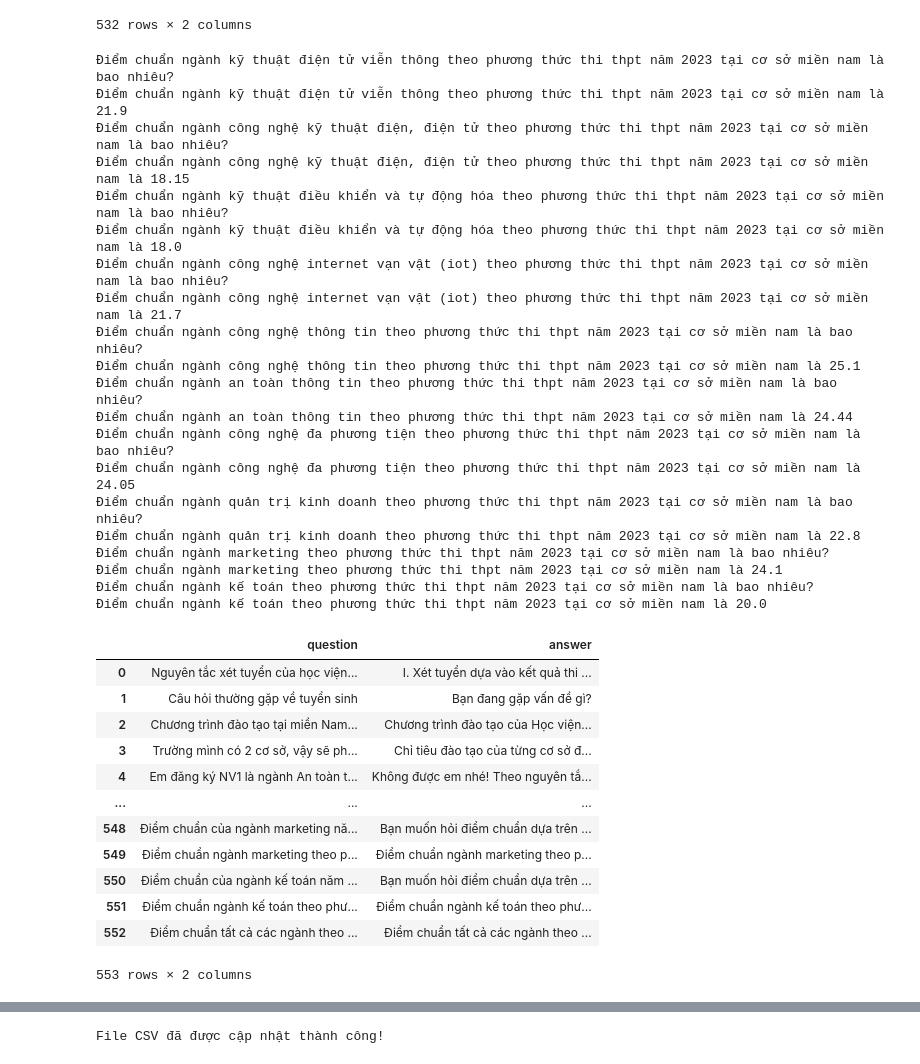
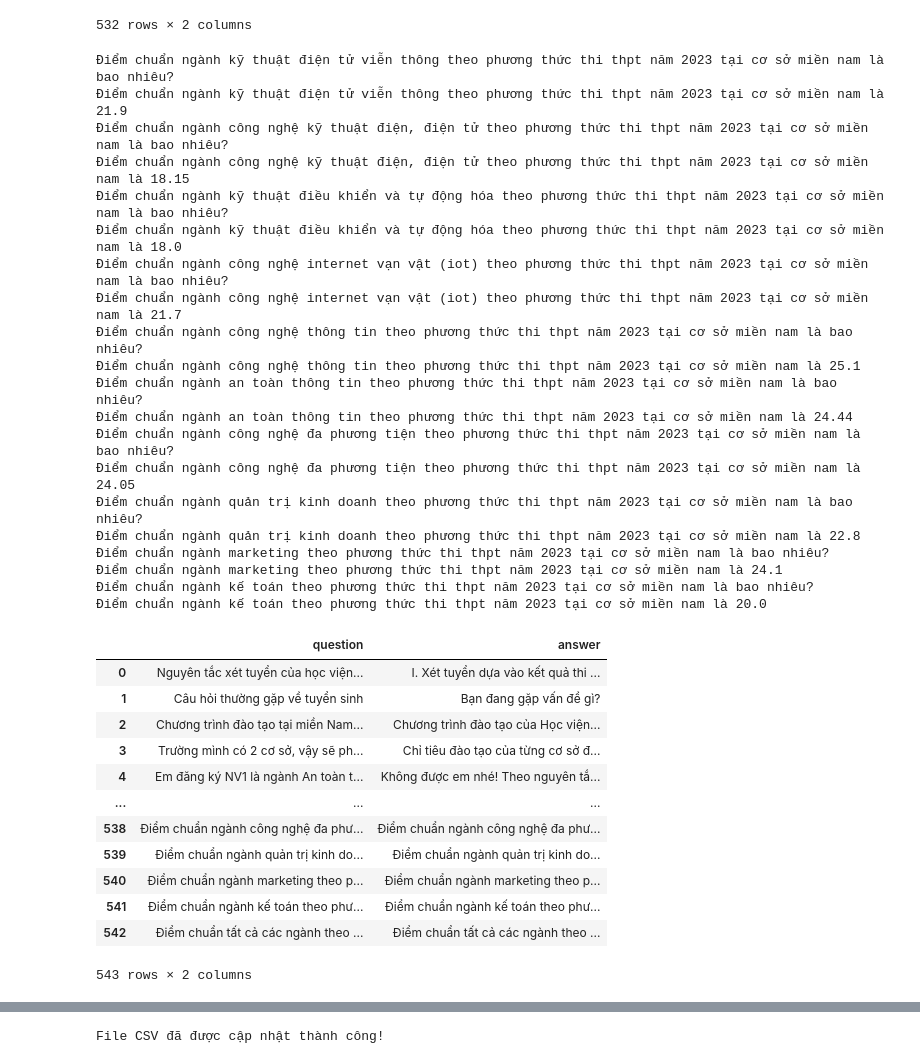
Before and after one commit to NguyenVanDuc0405/retrieval_chatbots, a Jupyter notebook: preprocess.ipynb, the cells around one changed output, grey strips where cells are left out. Drawn from its saved outputs; the diff is of its cells as text; code cells hidden in the pictures.

```diff
--- a/preprocess.ipynb
+++ b/preprocess.ipynb
@@ -400,30 +400,30 @@ for temp in df.data:
     data['question'].append(q111)
     data['answer'].append(a111)
 
-    q11 = "Chỉ tiêu của " + temp['nganhHoc']['tenNganh'].lower() + " năm 2024 tại cơ sở miền bắc theo phương thức thi thpt là bao nhiêu?"
-    a11 = "Chỉ tiêu của " + temp['nganhHoc']['tenNganh'].lower() + " năm 2024 tại cơ sở miền bắc theo phương thức thi thpt là: " + str(temp['chiTieuTheoKetQuaThiTHPT'])
+    q11 = "Chỉ tiêu của " + temp['nganhHoc']['tenNganh'].lower() + " năm 2024 theo phương thức thi thpt tại cơ sở miền bắc là bao nhiêu?"
+    a11 = "Chỉ tiêu của " + temp['nganhHoc']['tenNganh'].lower() + " năm 2024 theo phương thức thi thpt tại cơ sở miền bắc là: " + str(temp['chiTieuTheoKetQuaThiTHPT'])
     print("Câu hỏi:" + "\n" +q11)
     print("Câu trả lời:" + "\n" + a11)
     data['question'].append(q11)
     data['answer'].append(a11)
 
-    q12 = "Chỉ tiêu của " + temp['nganhHoc']['tenNganh'].lower() + " năm 2024 tại cơ sở miền bắc theo phương thức xét tuyển kết hợp là bao nhiêu?"
-    a12 = "Chỉ tiêu của " + temp['nganhHoc']['tenNganh'].lower() + " năm 2024 tại cơ sở miền bắc theo phương thức xét tuyển kết hợp là: " + str(temp['chiTieuTheoPhuongThucKetHop'])
+    q12 = "Chỉ tiêu của " + temp['nganhHoc']['tenNganh'].lower() + " năm 2024 theo phương thức xét tuyển kết hợp tại cơ sở miền bắc là bao nhiêu?"
+    a12 = "Chỉ tiêu của " + temp['nganhHoc']['tenNganh'].lower() + " năm 2024 theo phương thức xét tuyển kết hợp tại cơ sở miền bắc là: " + str(temp['chiTieuTheoPhuongThucKetHop'])
     data['question'].append(q12)
     data['answer'].append(a12)
 
-    q13 = "Chỉ tiêu của " + temp['nganhHoc']['tenNganh'].lower() + " năm 2024 tại cơ sở miền bắc theo phương thức xét tuyển tài năng là bao nhiêu?"
-    a13 = "Chỉ tiêu của " + temp['nganhHoc']['tenNganh'].lower() + " năm 2024 tại cơ sở miền bắc theo phương thức xét tuyển tài năng là: " + str(temp['chiTieuTheoXetTuyenTaiNang'])
+    q13 = "Chỉ tiêu của " + temp['nganhHoc']['tenNganh'].lower() + " năm 2024 theo phương thức xét tuyển tài năng tại cơ sở miền bắc là bao nhiêu?"
+    a13 = "Chỉ tiêu của " + temp['nganhHoc']['tenNganh'].lower() + " năm 2024 theo phương thức xét tuyển tài năng tại cơ sở miền bắc là: " + str(temp['chiTieuTheoXetTuyenTaiNang'])
     data['question'].append(q13)
     data['answer'].append(a13)
 
-    q14 = "Chỉ tiêu của " + temp['nganhHoc']['tenNganh'].lower() + " năm 2024 tại cơ sở miền bắc theo phương thức thi đánh giá năng lực là bao nhiêu?"
-    a14 = "Chỉ tiêu của " + temp['nganhHoc']['tenNganh'].lower() + " năm 2024 tại cơ sở miền bắc theo phương thức thi đánh giá năng lực là: " + str(temp['chiTieuTheoDGNL'])
+    q14 = "Chỉ tiêu của " + temp['nganhHoc']['tenNganh'].lower() + " năm 2024 theo phương thức thi đánh giá năng lực tại cơ sở miền bắc là bao nhiêu?"
+    a14 = "Chỉ tiêu của " + temp['nganhHoc']['tenNganh'].lower() + " năm 2024 theo phương thức thi đánh giá năng lực tại cơ sở miền bắc là: " + str(temp['chiTieuTheoDGNL'])
     data['question'].append(q14)
     data['answer'].append(a14)
 
-    q15 = "Chỉ tiêu của " + temp['nganhHoc']['tenNganh'].lower() + " năm 2024 tại cơ sở miền bắc theo phương thức thi đánh giá tư duy là bao nhiêu?"
-    a15 = "Chỉ tiêu của " + temp['nganhHoc']['tenNganh'].lower() + " năm 2024 tại cơ sở miền bắc theo phương thức thi đánh giá tư duy là: " + str(temp['chiTieuTheoDGNL'])
+    q15 = "Chỉ tiêu của " + temp['nganhHoc']['tenNganh'].lower() + " năm 2024 theo phương thức thi đánh giá tư duy tại cơ sở miền bắc là bao nhiêu?"
+    a15 = "Chỉ tiêu của " + temp['nganhHoc']['tenNganh'].lower() + " năm 2024 theo phương thức thi đánh giá tư duy tại cơ sở miền bắc là: " + str(temp['chiTieuTheoDGNL'])
     data['question'].append(q15)
     data['answer'].append(a15)
 data['question'].append(q)
@@ -483,30 +483,30 @@ for temp in df.data:
     data['question'].append(q111)
     data['answer'].append(a111)
 
-    q11 = "Chỉ tiêu của " + temp['nganhHoc']['tenNganh'].lower() + " năm 2024 tại cơ sở miền nam theo phương thức thi thpt là bao nhiêu?"
-    a11 = "Chỉ tiêu của " + temp['nganhHoc']['tenNganh'].lower() + " năm 2024 tại cơ sở miền nam theo phương thức thi thpt là: " + str(temp['chiTieuTheoKetQuaThiTHPT'])
+    q11 = "Chỉ tiêu của " + temp['nganhHoc']['tenNganh'].lower() + " năm 2024 theo phương thức thi thpt tại cơ sở miền nam là bao nhiêu?"
+    a11 = "Chỉ tiêu của " + temp['nganhHoc']['tenNganh'].lower() + " năm 2024 theo phương thức thi thpt tại cơ sở miền nam là: " + str(temp['chiTieuTheoKetQuaThiTHPT'])
     print("Câu hỏi:" + "\n" +q11)
     print("Câu trả lời:" + "\n" + a11)
     data['question'].append(q11)
     data['answer'].append(a11)
 
-    q12 = "Chỉ tiêu của " + temp['nganhHoc']['tenNganh'] + " năm 2024 tại cơ sở miền nam theo phương thức xét tuyển kết hợp là bao nhiêu?"
-    a12 = "Chỉ tiêu của " + temp['nganhHoc']['tenNganh'].lower() + " năm 2024 tại cơ sở miền nam theo phương thức xét tuyển kết hợp là: " + str(temp['chiTieuTheoPhuongThucKetHop'])
+    q12 = "Chỉ tiêu của " + temp['nganhHoc']['tenNganh'] + " năm 2024 theo phương thức xét tuyển kết hợp tại cơ sở miền nam là bao nhiêu?"
+    a12 = "Chỉ tiêu của " + temp['nganhHoc']['tenNganh'].lower() + " năm 2024 theo phương thức xét tuyển kết hợp tại cơ sở miền nam là: " + str(temp['chiTieuTheoPhuongThucKetHop'])
     data['question'].append(q12)
     data['answer'].append(a12)
 
-    q13 = "Chỉ tiêu của " + temp['nganhHoc']['tenNganh'] + " năm 2024 tại cơ sở miền nam theo phương thức xét tuyển tài năng là bao nhiêu?"
-    a13 = "Chỉ tiêu của " + temp['nganhHoc']['tenNganh'].lower() + " năm 2024 tại cơ sở miền nam theo phương thức xét tuyển tài năng là: " + str(temp['chiTieuTheoXetTuyenTaiNang'])
+    q13 = "Chỉ tiêu của " + temp['nganhHoc']['tenNganh'] + " năm 2024 theo phương thức xét tuyển tài năng tại cơ sở miền nam là bao nhiêu?"
+    a13 = "Chỉ tiêu của " + temp['nganhHoc']['tenNganh'].lower() + " năm 2024 theo phương thức xét tuyển tài năng tại cơ sở miền nam là: " + str(temp['chiTieuTheoXetTuyenTaiNang'])
     data['question'].append(q13)
     data['answer'].append(a13)
 
-    q14 = "Chỉ tiêu của " + temp['nganhHoc']['tenNganh'] + " năm 2024 tại cơ sở miền nam theo phương thức thi đánh giá năng lực là bao nhiêu?"
-    a14 = "Chỉ tiêu của " + temp['nganhHoc']['tenNganh'].lower() + " năm 2024 tại cơ sở miền nam theo phương thức thi đánh giá năng lực là: " + str(temp['chiTieuTheoDGNL'])
+    q14 = "Chỉ tiêu của " + temp['nganhHoc']['tenNganh'] + " năm 2024 theo phương thức thi đánh giá năng lực tại cơ sở miền nam là bao nhiêu?"
+    a14 = "Chỉ tiêu của " + temp['nganhHoc']['tenNganh'].lower() + " năm 2024 theo phương thức thi đánh giá năng lực tại cơ sở miền nam là: " + str(temp['chiTieuTheoDGNL'])
     data['question'].append(q14)
     data['answer'].append(a14)
 
-    q15 = "Chỉ tiêu của " + temp['nganhHoc']['tenNganh'] + " năm 2024 tại cơ sở miền nam theo phương thức thi đánh giá tư duy là bao nhiêu?"
-    a15 = "Chỉ tiêu của " + temp['nganhHoc']['tenNganh'].lower() + " năm 2024 tại cơ sở miền nam theo phương thức thi đánh giá tư duy là: " + str(temp['chiTieuTheoDGNL'])
+    q15 = "Chỉ tiêu của " + temp['nganhHoc']['tenNganh'] + " năm 2024 theo phương thức thi đánh giá tư duy tại cơ sở miền nam là bao nhiêu?"
+    a15 = "Chỉ tiêu của " + temp['nganhHoc']['tenNganh'].lower() + " năm 2024 theo phương thức thi đánh giá tư duy tại cơ sở miền nam là: " + str(temp['chiTieuTheoDGNL'])
     data['question'].append(q15)
     data['answer'].append(a15)
 
@@ -1049,11 +1049,6 @@ a = "Điểm chuẩn tất cả các ngành theo phương thức thi thpt 2023 t
 for i in range(len(df)):
     a = a + df['Tên ngành'].iloc[i].lower().capitalize() + ": " + str(df['Điểm chuẩn'].iloc[i]) + "\n"
 
-    q111 = "Điểm chuẩn của ngành " + df['Tên ngành'].iloc[i].lower() + " năm 2023 là bao nhiêu?"
-    a111 = "Bạn muốn hỏi điểm chuẩn dựa trên phương thức xét tuyển nào, cơ sở miền bắc hay nam? Ví dụ về phương thức xét tuyển như xét tuyển kết hợp, thi thpt, đánh giá năng lực, đánh giá tư duy."
-    data['question'].append(q111)
-    data['answer'].append(a111)
-
     q23 = "Điểm chuẩn ngành " + df['Tên ngành'].iloc[i].lower() + " theo phương thức thi thpt năm 2023 tại cơ sở miền nam là bao nhiêu?"
     a23 = "Điểm chuẩn ngành " + df['Tên ngành'].iloc[i].lower() + " theo phương thức thi thpt năm 2023 tại cơ sở miền nam là " + str(df['Điểm chuẩn'].iloc[i])
     print(q23)
@@ -1066,39 +1061,39 @@ data['answer'].append(a.rstrip())
 data_frame = pd.DataFrame(data)
 data_frame
 # %% [output]
 Điểm chuẩn ngành kỹ thuật điện tử viễn thông theo phương thức thi thpt năm 2023 tại cơ sở miền nam là bao nhiêu?
 Điểm chuẩn ngành kỹ thuật điện tử viễn thông theo phương thức thi thpt năm 2023 tại cơ sở miền nam là 21.9
 Điểm chuẩn ngành công nghệ kỹ thuật điện, điện tử theo phương thức thi thpt năm 2023 tại cơ sở miền nam là bao nhiêu?
 Điểm chuẩn ngành công nghệ kỹ thuật điện, điện tử theo phương thức thi thpt năm 2023 tại cơ sở miền nam là 18.15
 Điểm chuẩn ngành kỹ thuật điều khiển và tự động hóa theo phương thức thi thpt năm 2023 tại cơ sở miền nam là bao nhiêu?
 Điểm chuẩn ngành kỹ thuật điều khiển và tự động hóa theo phương thức thi thpt năm 2023 tại cơ sở miền nam là 18.0
 Điểm chuẩn ngành công nghệ internet vạn vật (iot) theo phương thức thi thpt năm 2023 tại cơ sở miền nam là bao nhiêu?
 Điểm chuẩn ngành công nghệ internet vạn vật (iot) theo phương thức thi thpt năm 2023 tại cơ sở miền nam là 21.7
 Điểm chuẩn ngành công nghệ thông tin theo phương thức thi thpt năm 2023 tại cơ sở miền nam là bao nhiêu?
 Điểm chuẩn ngành công nghệ thông tin theo phương thức thi thpt năm 2023 tại cơ sở miền nam là 25.1
 Điểm chuẩn ngành an toàn thông tin theo phương thức thi thpt năm 2023 tại cơ sở miền nam là bao nhiêu?
 Điểm chuẩn ngành an toàn thông tin theo phương thức thi thpt năm 2023 tại cơ sở miền nam là 24.44
 Điểm chuẩn ngành công nghệ đa phương tiện theo phương thức thi thpt năm 2023 tại cơ sở miền nam là bao nhiêu?
 Điểm chuẩn ngành công nghệ đa phương tiện theo phương thức thi thpt năm 2023 tại cơ sở miền nam là 24.05
 Điểm chuẩn ngành quản trị kinh doanh theo phương thức thi thpt năm 2023 tại cơ sở miền nam là bao nhiêu?
 Điểm chuẩn ngành quản trị kinh doanh theo phương thức thi thpt năm 2023 tại cơ sở miền nam là 22.8
 Điểm chuẩn ngành marketing theo phương thức thi thpt năm 2023 tại cơ sở miền nam là bao nhiêu?
 Điểm chuẩn ngành marketing theo phương thức thi thpt năm 2023 tại cơ sở miền nam là 24.1
 Điểm chuẩn ngành kế toán theo phương thức thi thpt năm 2023 tại cơ sở miền nam là bao nhiêu?
 Điểm chuẩn ngành kế toán theo phương thức thi thpt năm 2023 tại cơ sở miền nam là 20.0
 |  | question | answer |
 | 0 | Nguyên tắc xét tuyển của học viện... | I. Xét tuyển dựa vào kết quả thi ... |
 | 1 | Câu hỏi thường gặp về tuyển sinh | Bạn đang gặp vấn đề gì? |
 | 2 | Chương trình đào tạo tại miền Nam... | Chương trình đào tạo của Học viện... |
 | 3 | Trường mình có 2 cơ sở, vậy sẽ ph... | Chỉ tiêu đào tạo của từng cơ sở đ... |
 | 4 | Em đăng ký NV1 là ngành An toàn t... | Không được em nhé! Theo nguyên tắ... |
 | ... | ... | ... |
-| 548 | Điểm chuẩn của ngành marketing nă... | Bạn muốn hỏi điểm chuẩn dựa trên ... |
-| 549 | Điểm chuẩn ngành marketing theo p... | Điểm chuẩn ngành marketing theo p... |
-| 550 | Điểm chuẩn của ngành kế toán năm ... | Bạn muốn hỏi điểm chuẩn dựa trên ... |
-| 551 | Điểm chuẩn ngành kế toán theo phư... | Điểm chuẩn ngành kế toán theo phư... |
-| 552 | Điểm chuẩn tất cả các ngành theo ... | Điểm chuẩn tất cả các ngành theo ... |
+| 538 | Điểm chuẩn ngành công nghệ đa phư... | Điểm chuẩn ngành công nghệ đa phư... |
+| 539 | Điểm chuẩn ngành quản trị kinh do... | Điểm chuẩn ngành quản trị kinh do... |
+| 540 | Điểm chuẩn ngành marketing theo p... | Điểm chuẩn ngành marketing theo p... |
+| 541 | Điểm chuẩn ngành kế toán theo phư... | Điểm chuẩn ngành kế toán theo phư... |
+| 542 | Điểm chuẩn tất cả các ngành theo ... | Điểm chuẩn tất cả các ngành theo ... |
-553 rows × 2 columns
+543 rows × 2 columns
 # %%
 import pandas as pd
 
```
Also changed, not shown: parts of 23 cells of this notebook, 26 other files.
